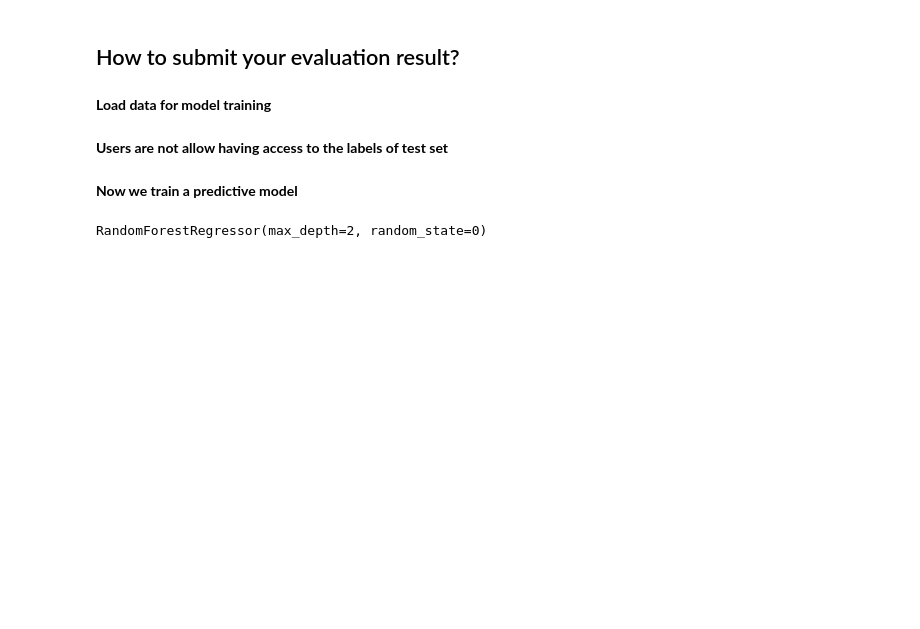
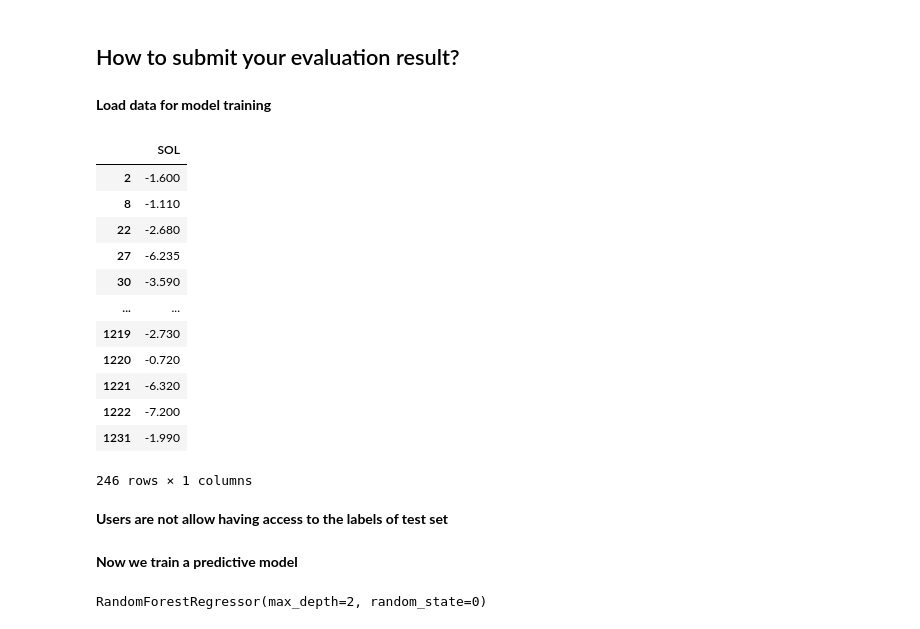
Before and after one commit to polaris-hub/polaris, a Jupyter notebook: docs/tutorials/basics.ipynb, the cells around one changed output. Drawn from its saved outputs; the diff is of its cells as text; code cells hidden in the pictures; blank space fills up the shorter version.

```diff
--- a/docs/tutorials/basics.ipynb
+++ b/docs/tutorials/basics.ipynb
@@ -216,3 +211,19 @@ benchmark = po.load_benchmark(f'{temp_dir}/benchmark/rdkit_solubility/benchmark.
+# %%
+benchmark.dataset.table.loc[benchmark.split[1], benchmark.target_cols]
+# %% [output]
+|  | SOL |
+| 2 | -1.600 |
+| 8 | -1.110 |
+| 22 | -2.680 |
+| 27 | -6.235 |
+| 30 | -3.590 |
+| ... | ... |
+| 1219 | -2.730 |
+| 1220 | -0.720 |
+| 1221 | -6.320 |
+| 1222 | -7.200 |
+| 1231 | -1.990 |
+246 rows × 1 columns
 # %%
 train, test = benchmark.get_train_test_split()
 # %%
```
Also changed, not shown: parts of 13 cells of this notebook.
